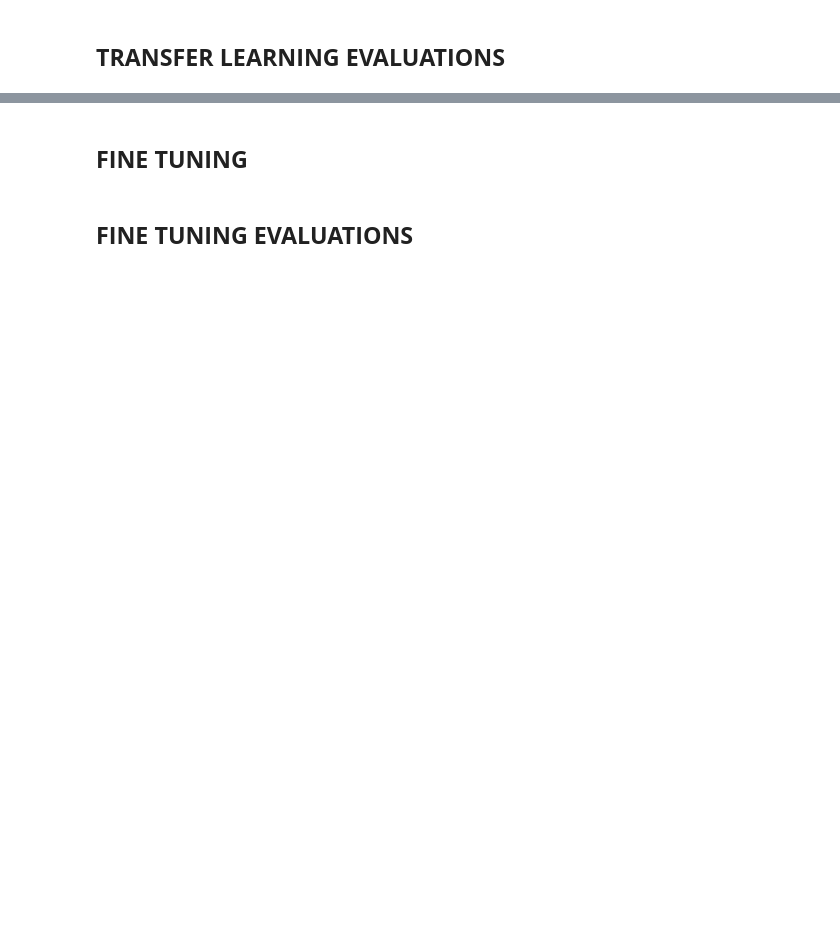
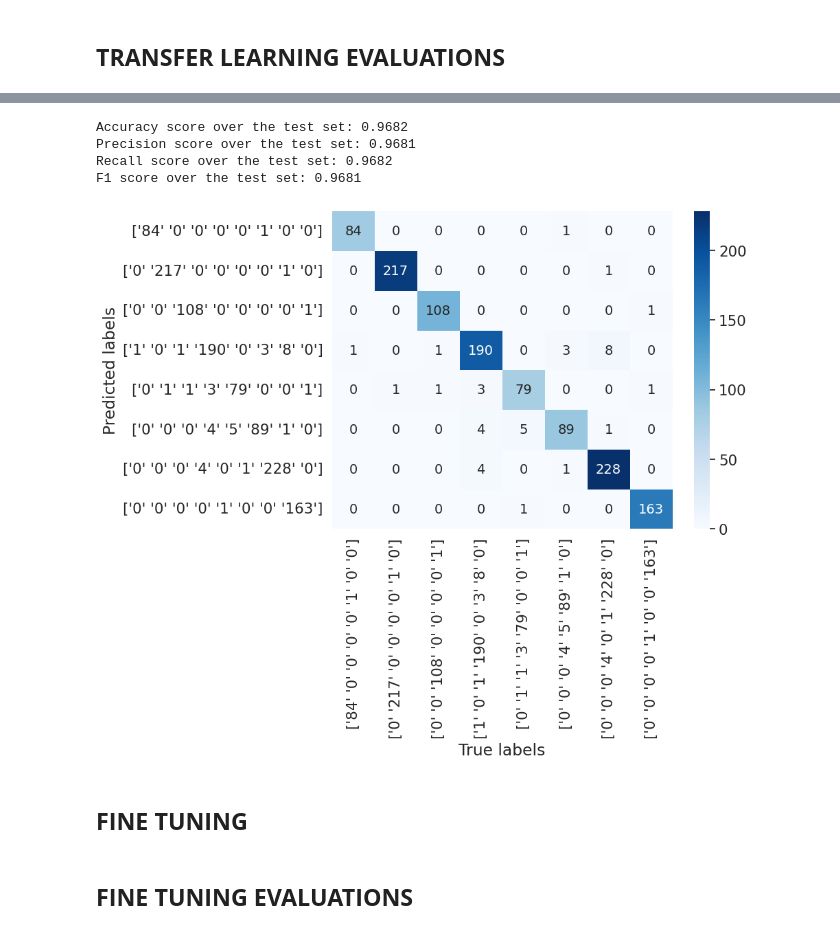
Before and after one commit to Smrevilo/ANNDL-Challenges, a Jupyter notebook: Challenge_1/Model_Training.ipynb, the cells around one changed output, grey strips where cells are left out. Cells and saved outputs as stored; diff of their text form; code cells hidden in the pictures; blank space fills up the shorter version.

```diff
--- a/Challenge_1/Model_Training.ipynb
+++ b/Challenge_1/Model_Training.ipynb
@@ -441,5 +564,11 @@ evaluations(model, ds=X_val, y_ds=y_val, name='validation')
 # %%
-evaluations(model, ds=X_test, y_ds=y_test, name='test')
+evaluations(model, ds=X_test, y_ds=y_test, labels=LABELS, name='test')
+# %% [output]
+Accuracy score over the test set: 0.9682
+Precision score over the test set: 0.9681
+Recall score over the test set: 0.9682
+F1 score over the test set: 0.9681
+[figure, added]
 # %%
 del model
 # %% [markdown]
```
Also changed, not shown: parts of 20 cells of this notebook.
